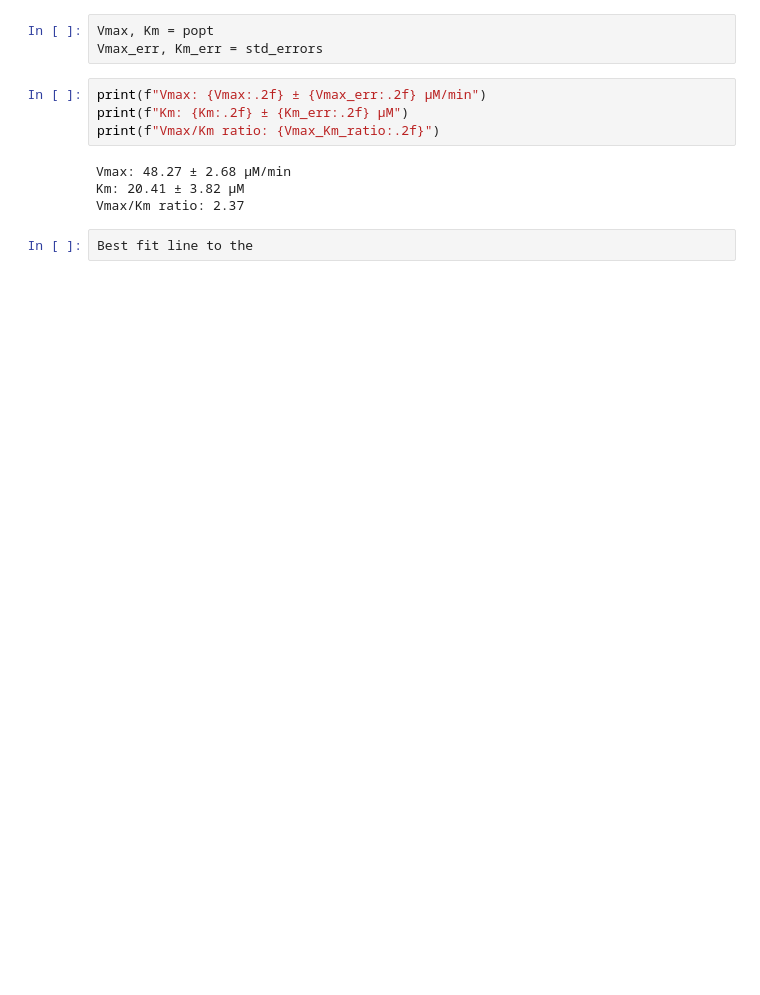
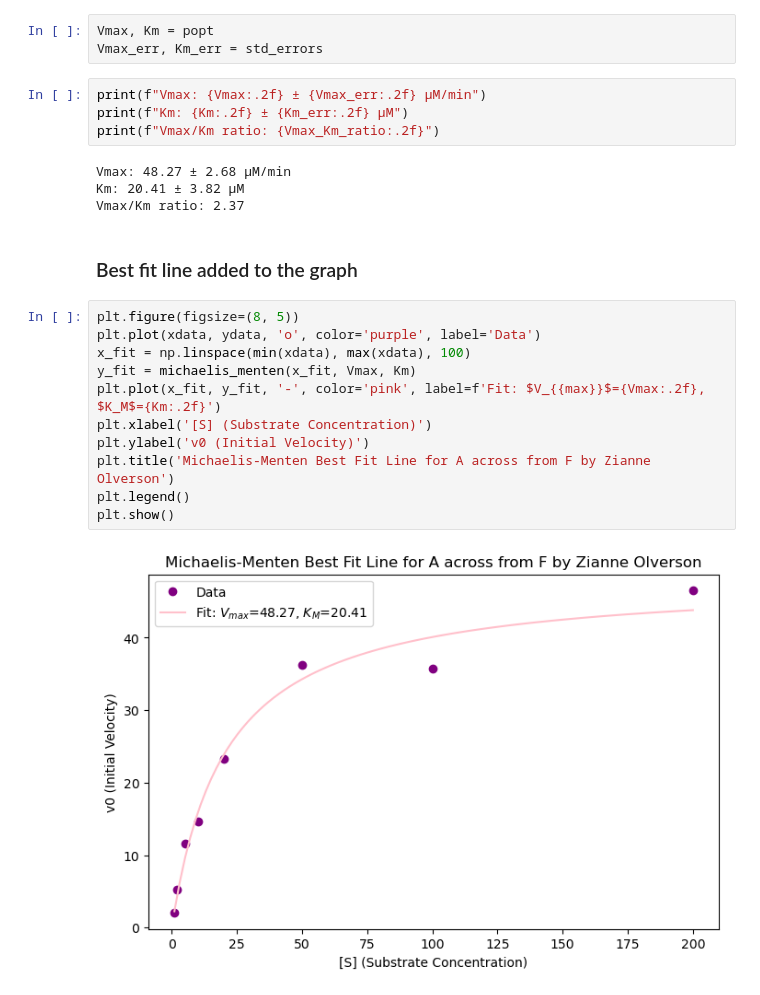
Before and after one commit to ZianneO/BSGP7030-PythonLM, a Jupyter notebook: Untitled.ipynb, the cells around one changed output. Saved outputs shown, nothing was run; the diff lists cells and outputs as text; blank space fills up the shorter version.

```diff
--- a/Untitled.ipynb
+++ b/Untitled.ipynb
@@ -103,5 +103,18 @@ print(f"Vmax/Km ratio: {Vmax_Km_ratio:.2f}")
 Vmax: 48.27 ± 2.68 μM/min
 Km: 20.41 ± 3.82 μM
 Vmax/Km ratio: 2.37
-# %%
-Best fit line to the
+# %% [markdown]
+### Best fit line added to the graph
+# %%
+plt.figure(figsize=(8, 5))
+plt.plot(xdata, ydata, 'o', color='purple', label='Data')
+x_fit = np.linspace(min(xdata), max(xdata), 100)
+y_fit = michaelis_menten(x_fit, Vmax, Km)
+plt.plot(x_fit, y_fit, '-', color='pink', label=f'Fit: $V_{{max}}$={Vmax:.2f}, $K_M$={Km:.2f}')
+plt.xlabel('[S] (Substrate Concentration)')
+plt.ylabel('v0 (Initial Velocity)')
+plt.title('Michaelis-Menten Best Fit Line for A across from F by Zianne Olverson')
+plt.legend()
+plt.show()
+# %% [output]
+[figure, added]
```
Also changed, not shown: parts of 1 cell of this notebook.
